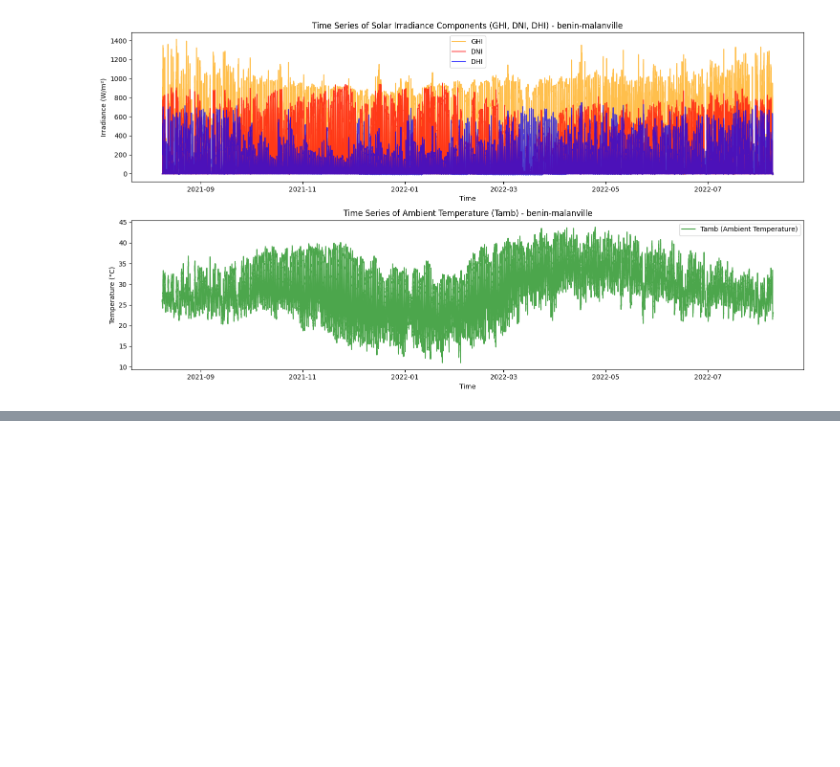
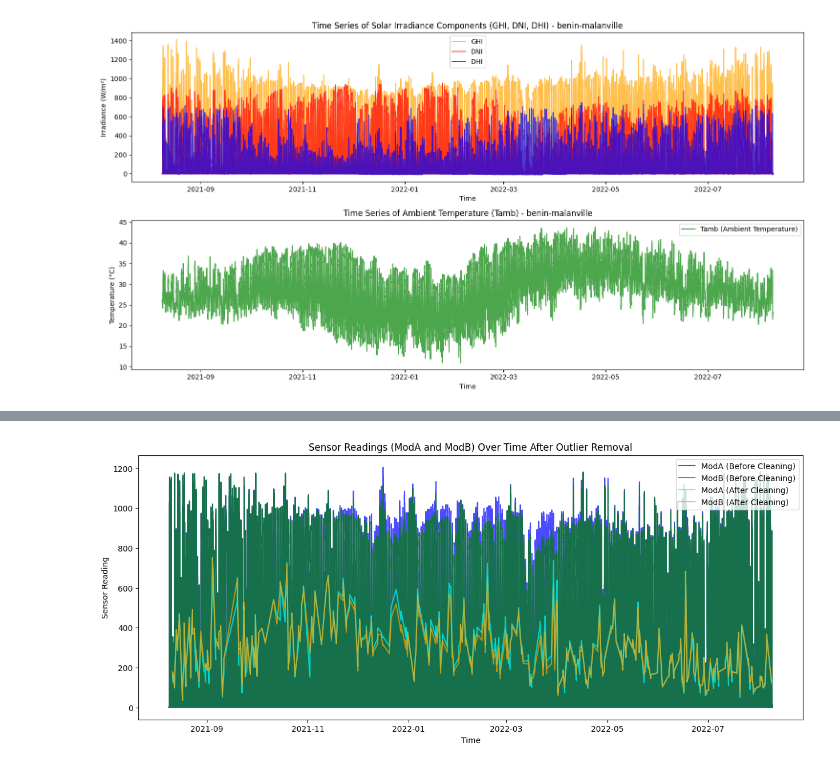
Before and after one commit to Ethel-Star/W01Test01Eth, a Jupyter notebook: notebooks/EtEDA.ipynb, the cells around one changed output, grey strips where cells are left out. Drawn from its saved outputs; the diff is of its cells as text; code cells hidden in the pictures; blank space fills up the shorter version.

Commit message:
Summary Stat, data quality check,and Time_Series Analysis of Data1: benin and  before and after cleansing impact

```diff
--- a/notebooks/EtEDA.ipynb
+++ b/notebooks/EtEDA.ipynb
@@ -180,0 +101,63 @@ KeyError: 'Timestamp'
+# %%
+# Evaluating the impact of data: cleaning the coulumn on the sensor readings (ModA, ModB)
+dt_ben = pad.read_csv('benin-malanville.csv')
+print("Columns in dataset:", dt_ben.columns)
+
+dt_ben['Timestamp'] = pad.to_datetime(dt_ben['Timestamp'])
+
+#  'Timestamp' as the index
+dt_ben.set_index('Timestamp', inplace=True)
+dt_ben['IsCleaned'] = dt_ben['Cleaning'] == 1  # Assuming '1' indicates cleaning
+
+# data before and after cleaning datasets
+before_cleaning = dt_ben[dt_ben['IsCleaned'] == False][['ModA', 'ModB']]
+after_cleaning = dt_ben[dt_ben['IsCleaned'] == True][['ModA', 'ModB']]
+
+# Dtect outlier as we did before using Z-score ,
+# IQR can be used based on data distribution (symetric or non symetric)
+def detect_outliers_z_score(data, threshold=3):
+    # Calculate Z-scores
+    z_scores = (data - data.mean()) / data.std()
+    # Identify outliers
+    is_outlier = (num.abs(z_scores) > threshold)
+    return is_outlier.sum()
+
+# Number of outliers before and after cleaning using Z-score
+outliers_before_cleaning = before_cleaning.apply(detect_outliers_z_score)
+outliers_after_cleaning = after_cleaning.apply(detect_outliers_z_score)
+
+print("\nOutliers before cleaning (Z-score):\n", outliers_before_cleaning)
+print("\nOutliers after cleaning (Z-score):\n", outliers_after_cleaning)
+
+# Remove outliers based on Z-score
+def remove_outliers_z_score(data, threshold=3):
+    z_scores = (data - data.mean()) / data.std()
+    # Remove outliers
+    filtered_data = data[~(num.abs(z_scores) > threshold).any(axis=1)]
+    return filtered_data
+
+# Remove outliers from before and after cleaning datasets
+before_cleaning_cleaned = remove_outliers_z_score(before_cleaning)
+after_cleaning_cleaned = remove_outliers_z_score(after_cleaning)
+
+#Summary statistics after outlier removal
+before_stats_cleaned = before_cleaning_cleaned.describe()
+after_stats_cleaned = after_cleaning_cleaned.describe()
+
+print("\nSummary statistics before cleaning (after outlier removal):\n", before_stats_cleaned)
+print("\nSummary statistics after cleaning (after outlier removal):\n", after_stats_cleaned)
+
+# Visualize the cleaned data (after removing outliers)
+plo.figure(figsize=(15, 6))
+
+plo.plot(before_cleaning_cleaned.index, before_cleaning_cleaned['ModA'], label='ModA (Before Cleaning)', color='blue', alpha=0.7)
+plo.plot(before_cleaning_cleaned.index, before_cleaning_cleaned['ModB'], label='ModB (Before Cleaning)', color='green', alpha=0.7)
+plo.plot(after_cleaning_cleaned.index, after_cleaning_cleaned['ModA'], label='ModA (After Cleaning)', color='cyan', alpha=0.7)
+plo.plot(after_cleaning_cleaned.index, after_cleaning_cleaned['ModB'], label='ModB (After Cleaning)', color='orange', alpha=0.7)
+
+plo.title('Sensor Readings (ModA and ModB) Over Time After Outlier Removal')
+plo.xlabel('Time')
+plo.ylabel('Sensor Reading')
+plo.legend()
+plo.show()
+# %% [output]
@@ -180,0 +181 @@ KeyError: 'Timestamp'
+[figure, added]
```
Also changed, not shown: parts of 3 cells of this notebook.
